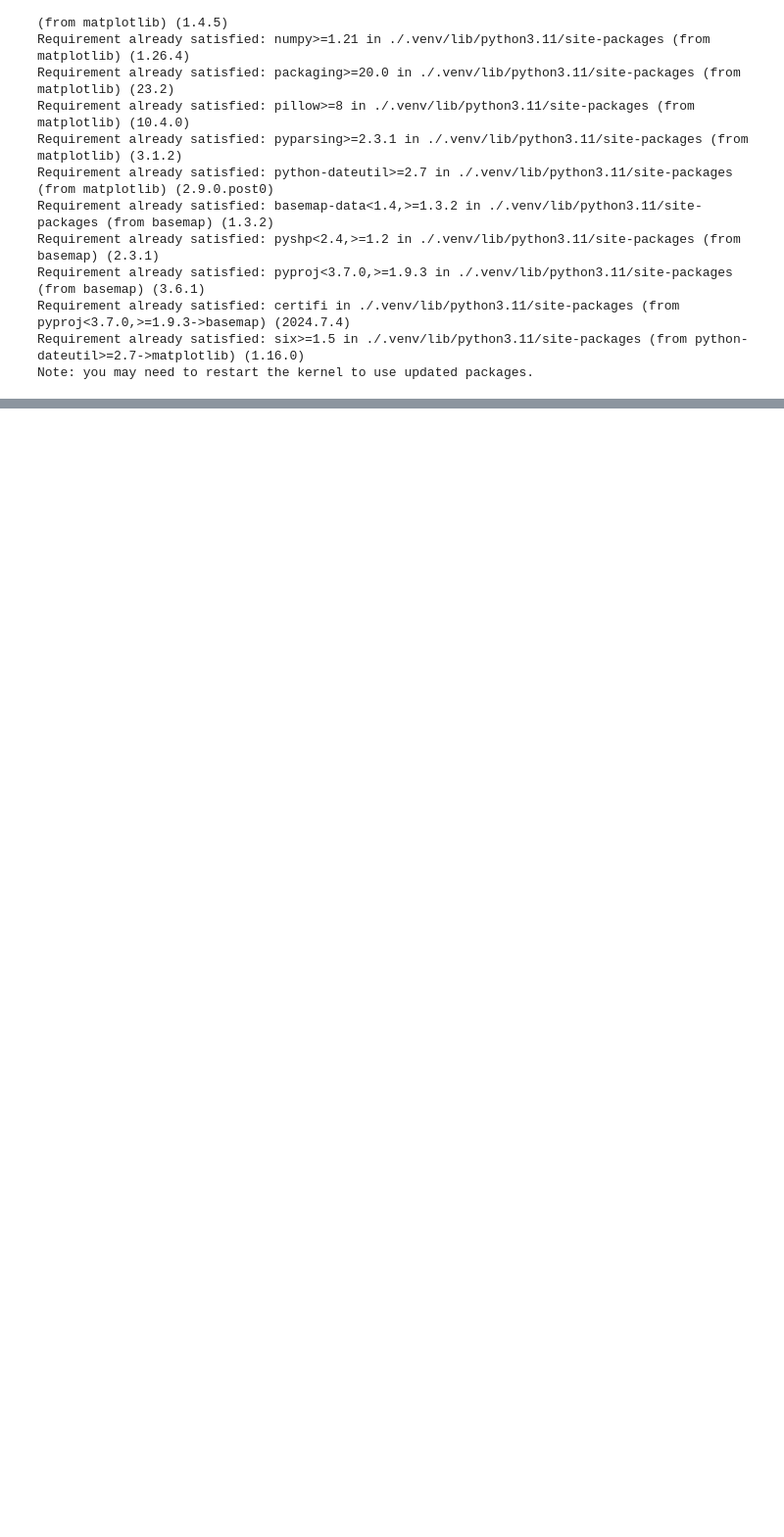
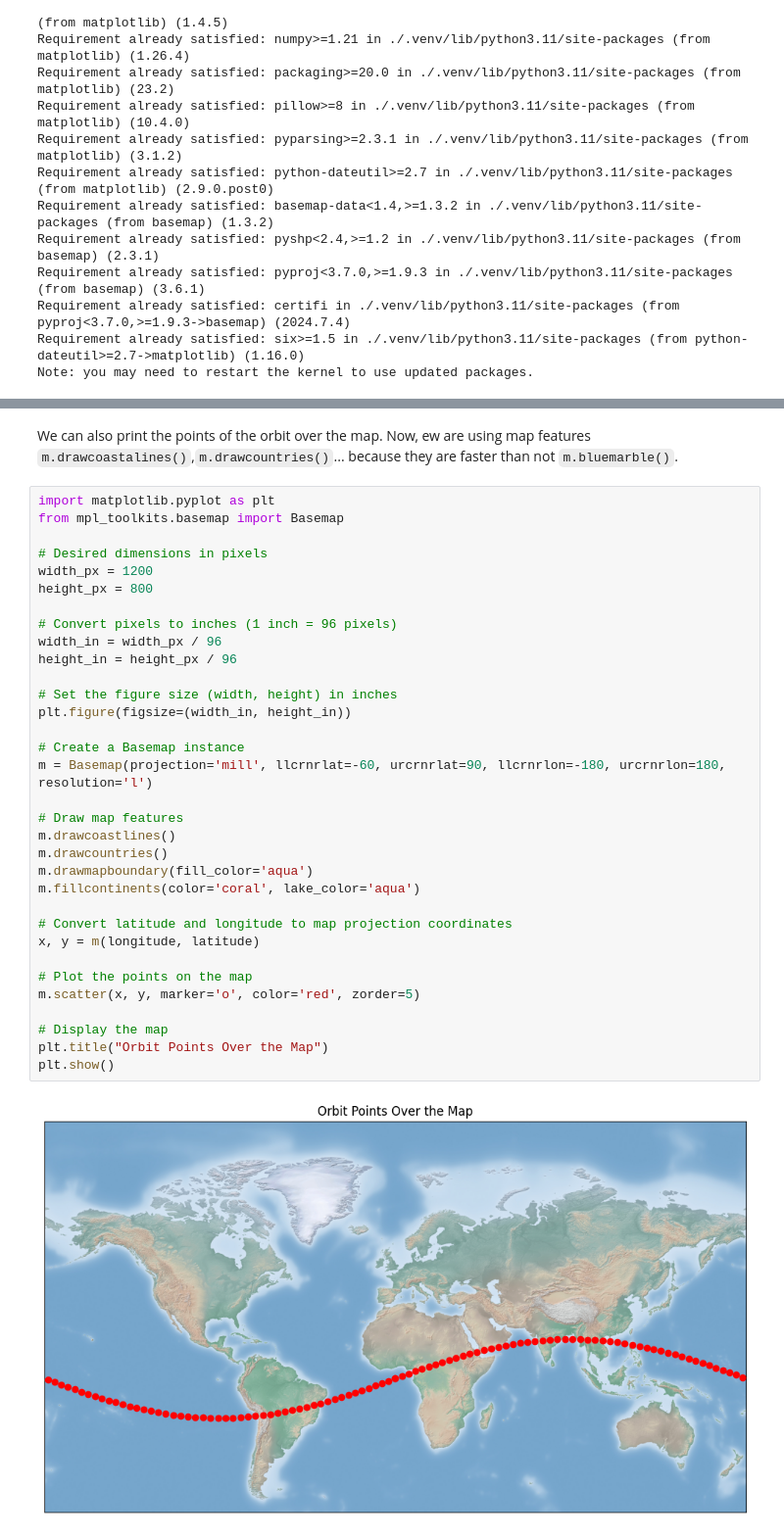
Before and after one commit to jlopezr/draw-map-notebook, a Jupyter notebook: draw-maps.ipynb, the cells around one changed output, grey strips where cells are left out. Shown at 98% size. Drawn from its saved outputs; the diff is of its cells as text; blank space fills up the shorter version.

Commit message:
draw map and orbit

```diff
--- a/draw-maps.ipynb
+++ b/draw-maps.ipynb
@@ -56,0 +99,37 @@ plt.show()
+# %% [markdown]
+We can also print the points of the orbit over the map. Now, ew are using map features `m.drawcoastalines()`,`m.drawcountries()`... because they are faster than not `m.bluemarble()`.
+# %%
+import matplotlib.pyplot as plt
+from mpl_toolkits.basemap import Basemap
+
+# Desired dimensions in pixels
+width_px = 1200
+height_px = 800
+
+# Convert pixels to inches (1 inch = 96 pixels)
+width_in = width_px / 96
+height_in = height_px / 96
+
+# Set the figure size (width, height) in inches
+plt.figure(figsize=(width_in, height_in))
+
+# Create a Basemap instance
+m = Basemap(projection='mill', llcrnrlat=-60, urcrnrlat=90, llcrnrlon=-180, urcrnrlon=180, resolution='l')
+
+# Draw map features
+m.drawcoastlines()
+m.drawcountries()
+m.drawmapboundary(fill_color='aqua')
+m.fillcontinents(color='coral', lake_color='aqua')
+
+# Convert latitude and longitude to map projection coordinates
+x, y = m(longitude, latitude)
+
+# Plot the points on the map
+m.scatter(x, y, marker='o', color='red', zorder=5)
+
+# Display the map
+plt.title("Orbit Points Over the Map")
+plt.show()
+# %% [output]
+[figure, added]
```
Also changed, not shown: parts of 5 cells of this notebook.
